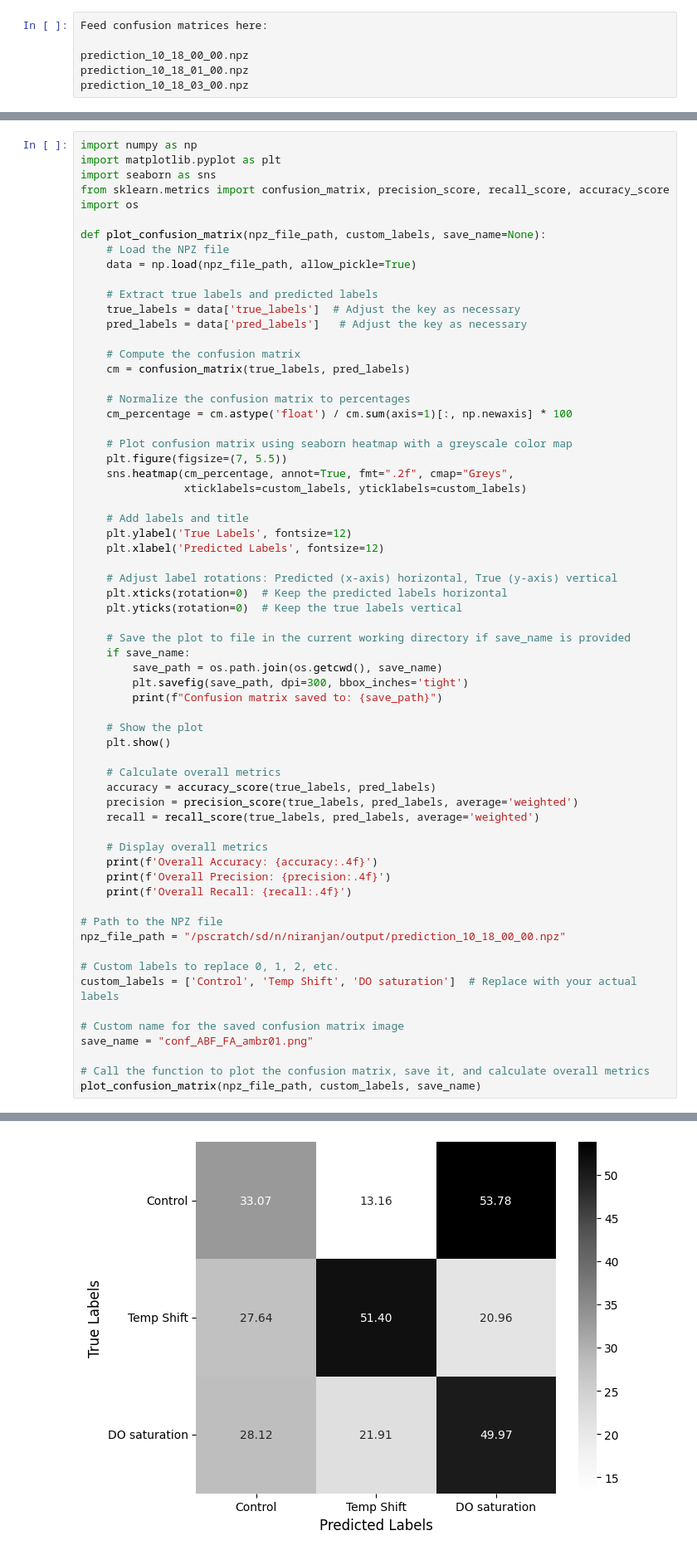
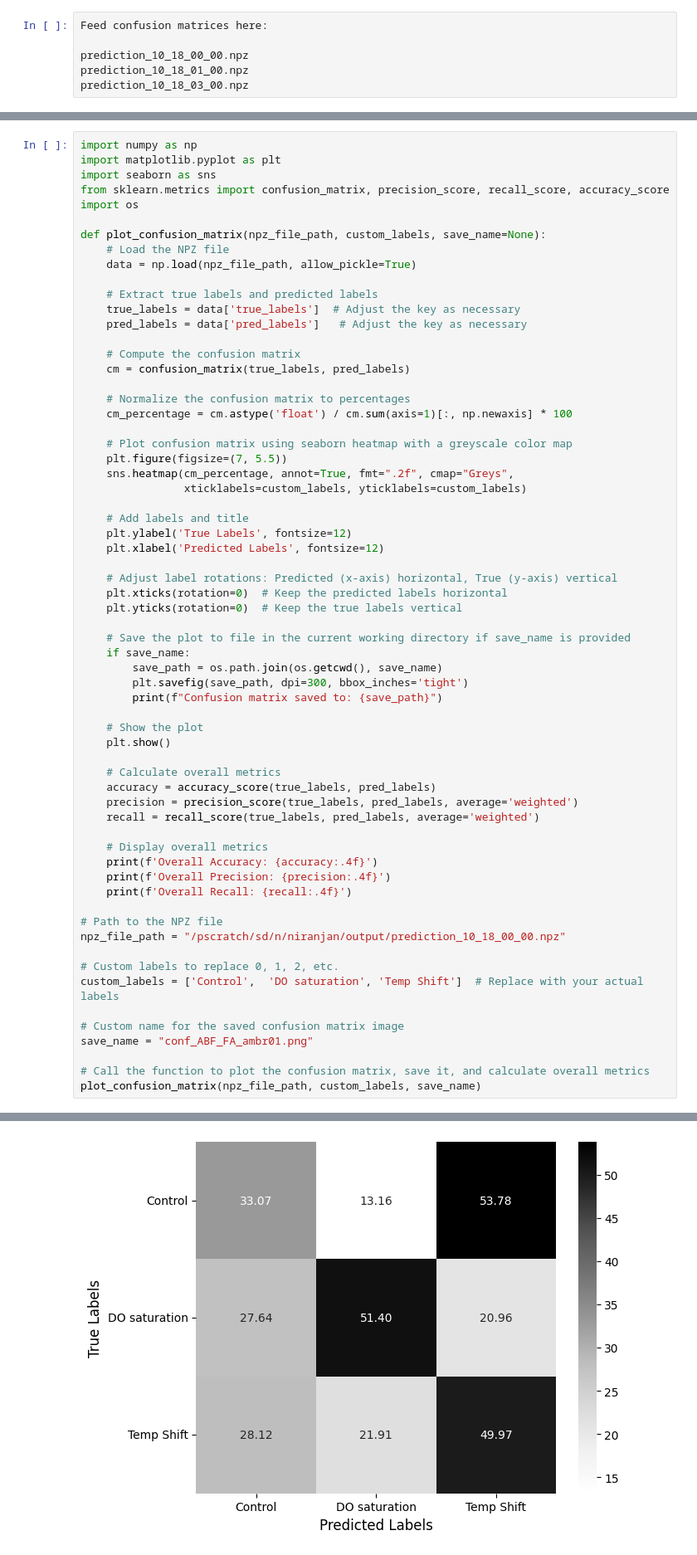
Before and after one commit to lbl-cbg/lmcontrol, a Jupyter notebook: notebooks/runs.ipynb, the cells around one changed output, grey strips where cells are left out. Shown: that part at 83% size. Saved outputs shown, nothing was run; the diff lists cells and outputs as text.

```diff
--- a/notebooks/runs.ipynb
+++ b/notebooks/runs.ipynb
@@ -696,7 +753,7 @@ def plot_confusion_matrix(npz_file_path, custom_labels, save_name=None):
 npz_file_path = "/pscratch/sd/n/niranjan/output/prediction_10_18_00_00.npz"
 
 # Custom labels to replace 0, 1, 2, etc.
-custom_labels = ['Control', 'Temp Shift', 'DO saturation']  # Replace with your actual labels
+custom_labels = ['Control',  'DO saturation', 'Temp Shift']  # Replace with your actual labels
 
 # Custom name for the saved confusion matrix image
 save_name = "conf_ABF_FA_ambr01.png"
@@ -708,4 +765,4 @@ Confusion matrix saved to: /pscratch/sd/n/niranjan/visualisation/conf_ABF_FA_amb
-[figure, old version]
+[figure, new version]
 Overall Accuracy: 0.4480
 Overall Precision: 0.4554
 Overall Recall: 0.4480
```
Also changed, not shown: parts of 9 cells of this notebook.
